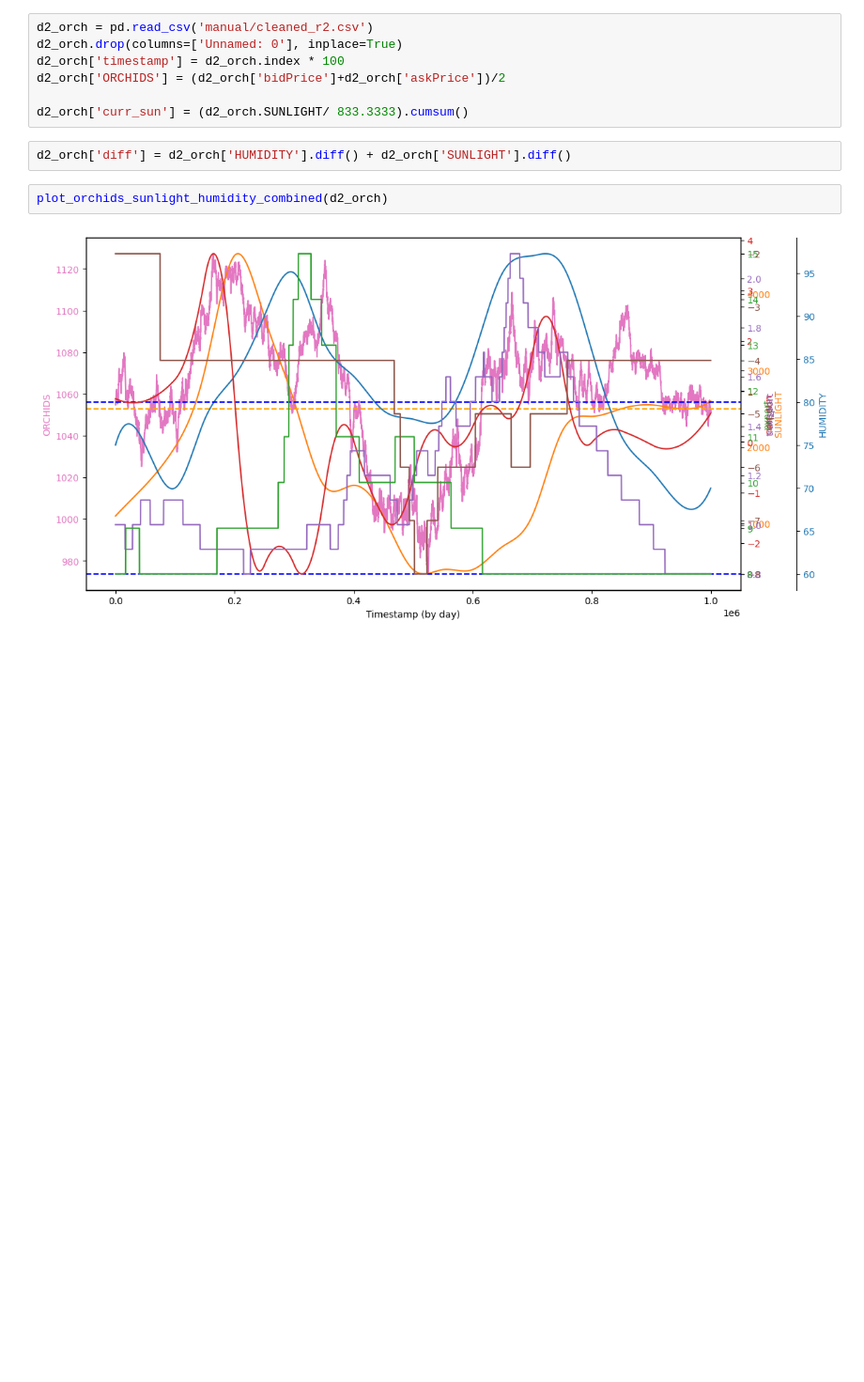
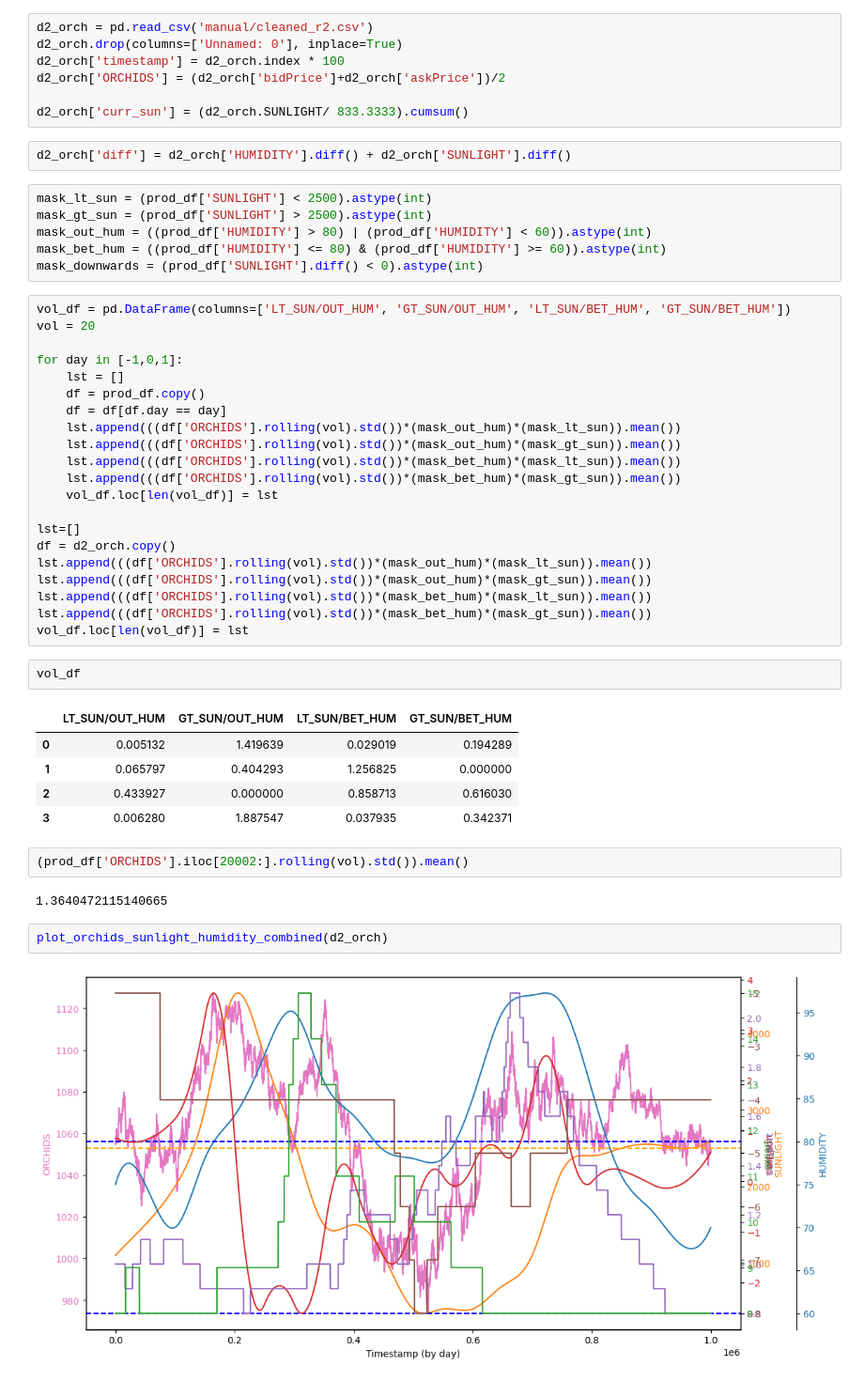
Before and after one commit to felixpoirier1/Prosperity, a Jupyter notebook: test.ipynb, the cells around one changed output. Shown at 94% size. Drawn from its saved outputs; the diff is of its cells as text; blank space fills up the shorter version.

```diff
--- a/test.ipynb
+++ b/test.ipynb
@@ -2113,6 +2099,45 @@ d2_orch['ORCHIDS'] = (d2_orch['bidPrice']+d2_orch['askPrice'])/2
 d2_orch['curr_sun'] = (d2_orch.SUNLIGHT/ 833.3333).cumsum()
 # %%
 d2_orch['diff'] = d2_orch['HUMIDITY'].diff() + d2_orch['SUNLIGHT'].diff()
+# %%
+mask_lt_sun = (prod_df['SUNLIGHT'] < 2500).astype(int)
+mask_gt_sun = (prod_df['SUNLIGHT'] > 2500).astype(int)
+mask_out_hum = ((prod_df['HUMIDITY'] > 80) | (prod_df['HUMIDITY'] < 60)).astype(int)
+mask_bet_hum = ((prod_df['HUMIDITY'] <= 80) & (prod_df['HUMIDITY'] >= 60)).astype(int)
+mask_downwards = (prod_df['SUNLIGHT'].diff() < 0).astype(int)
+# %%
+vol_df = pd.DataFrame(columns=['LT_SUN/OUT_HUM', 'GT_SUN/OUT_HUM', 'LT_SUN/BET_HUM', 'GT_SUN/BET_HUM'])
+vol = 20
+
+for day in [-1,0,1]:
+    lst = []
+    df = prod_df.copy()
+    df = df[df.day == day]
+    lst.append(((df['ORCHIDS'].rolling(vol).std())*(mask_out_hum)*(mask_lt_sun)).mean())
+    lst.append(((df['ORCHIDS'].rolling(vol).std())*(mask_out_hum)*(mask_gt_sun)).mean())
+    lst.append(((df['ORCHIDS'].rolling(vol).std())*(mask_bet_hum)*(mask_lt_sun)).mean())
+    lst.append(((df['ORCHIDS'].rolling(vol).std())*(mask_bet_hum)*(mask_gt_sun)).mean())
+    vol_df.loc[len(vol_df)] = lst
+
+lst=[]
+df = d2_orch.copy()
+lst.append(((df['ORCHIDS'].rolling(vol).std())*(mask_out_hum)*(mask_lt_sun)).mean())
+lst.append(((df['ORCHIDS'].rolling(vol).std())*(mask_out_hum)*(mask_gt_sun)).mean())
+lst.append(((df['ORCHIDS'].rolling(vol).std())*(mask_bet_hum)*(mask_lt_sun)).mean())
+lst.append(((df['ORCHIDS'].rolling(vol).std())*(mask_bet_hum)*(mask_gt_sun)).mean())
+vol_df.loc[len(vol_df)] = lst
+# %%
+vol_df
+# %% [output]
+|  | LT_SUN/OUT_HUM | GT_SUN/OUT_HUM | LT_SUN/BET_HUM | GT_SUN/BET_HUM |
+| 0 | 0.005132 | 1.419639 | 0.029019 | 0.194289 |
+| 1 | 0.065797 | 0.404293 | 1.256825 | 0.000000 |
+| 2 | 0.433927 | 0.000000 | 0.858713 | 0.616030 |
+| 3 | 0.006280 | 1.887547 | 0.037935 | 0.342371 |
+# %%
+(prod_df['ORCHIDS'].iloc[20002:].rolling(vol).std()).mean()
+# %% [output]
+1.3640472115140665
 # %%
 plot_orchids_sunlight_humidity_combined(d2_orch)
 # %% [output]
```
Also changed, not shown: parts of 27 cells of this notebook.
